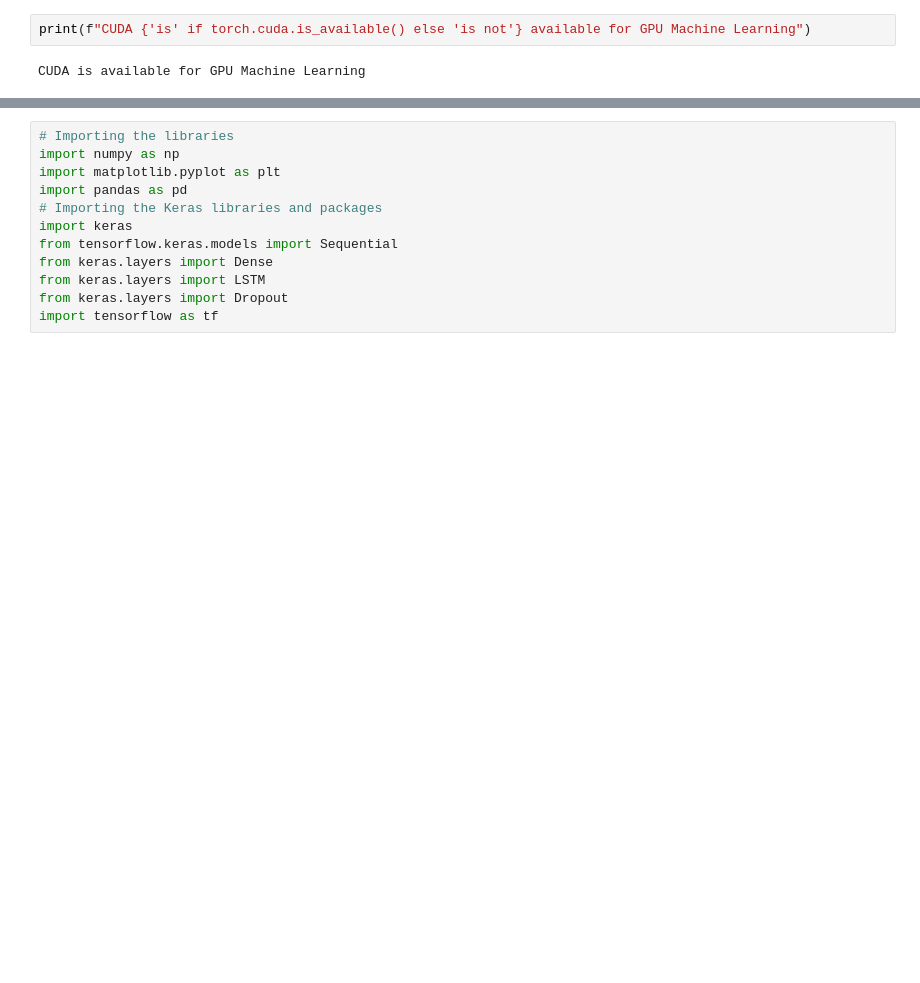
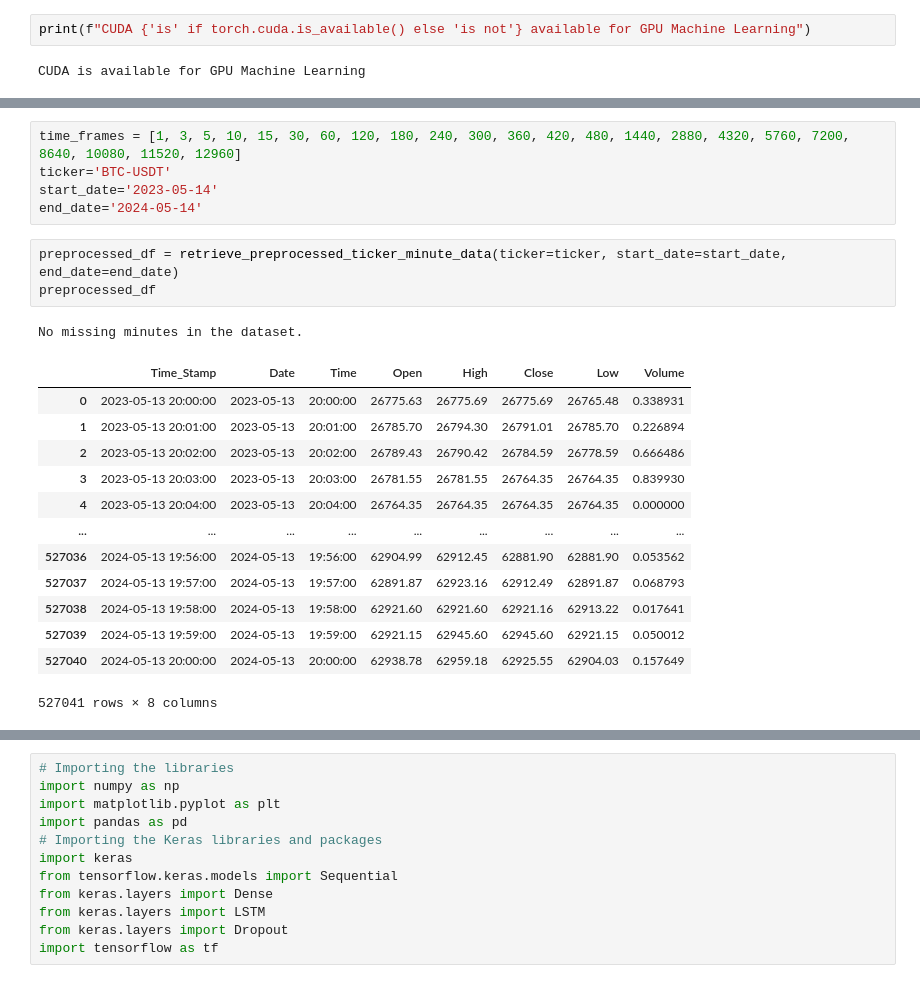
Before and after one commit to amrambouskila/Binance-Trading-Bot, a Jupyter notebook: cryptoFeed.ipynb, the cells around one changed output, grey strips where cells are left out. Drawn from its saved outputs; the diff is of its cells as text; blank space fills up the shorter version.

```diff
--- a/cryptoFeed.ipynb
+++ b/cryptoFeed.ipynb
@@ -175,0 +301,23 @@ create_candlestick_chart(historic_btc)
+# %%
+time_frames = [1, 3, 5, 10, 15, 30, 60, 120, 180, 240, 300, 360, 420, 480, 1440, 2880, 4320, 5760, 7200, 8640, 10080, 11520, 12960]
+ticker='BTC-USDT'
+start_date='2023-05-14'
+end_date='2024-05-14'
+# %%
+preprocessed_df = retrieve_preprocessed_ticker_minute_data(ticker=ticker, start_date=start_date, end_date=end_date)
+preprocessed_df
+# %% [output]
+No missing minutes in the dataset.
+|  | Time_Stamp | Date | Time | Open | High | Close | Low | Volume |
+| 0 | 2023-05-13 20:00:00 | 2023-05-13 | 20:00:00 | 26775.63 | 26775.69 | 26775.69 | 26765.48 | 0.338931 |
+| 1 | 2023-05-13 20:01:00 | 2023-05-13 | 20:01:00 | 26785.70 | 26794.30 | 26791.01 | 26785.70 | 0.226894 |
+| 2 | 2023-05-13 20:02:00 | 2023-05-13 | 20:02:00 | 26789.43 | 26790.42 | 26784.59 | 26778.59 | 0.666486 |
+| 3 | 2023-05-13 20:03:00 | 2023-05-13 | 20:03:00 | 26781.55 | 26781.55 | 26764.35 | 26764.35 | 0.839930 |
+| 4 | 2023-05-13 20:04:00 | 2023-05-13 | 20:04:00 | 26764.35 | 26764.35 | 26764.35 | 26764.35 | 0.000000 |
+| ... | ... | ... | ... | ... | ... | ... | ... | ... |
+| 527036 | 2024-05-13 19:56:00 | 2024-05-13 | 19:56:00 | 62904.99 | 62912.45 | 62881.90 | 62881.90 | 0.053562 |
+| 527037 | 2024-05-13 19:57:00 | 2024-05-13 | 19:57:00 | 62891.87 | 62923.16 | 62912.49 | 62891.87 | 0.068793 |
+| 527038 | 2024-05-13 19:58:00 | 2024-05-13 | 19:58:00 | 62921.60 | 62921.60 | 62921.16 | 62913.22 | 0.017641 |
+| 527039 | 2024-05-13 19:59:00 | 2024-05-13 | 19:59:00 | 62921.15 | 62945.60 | 62945.60 | 62921.15 | 0.050012 |
+| 527040 | 2024-05-13 20:00:00 | 2024-05-13 | 20:00:00 | 62938.78 | 62959.18 | 62925.55 | 62904.03 | 0.157649 |
+527041 rows × 8 columns
```
Also changed, not shown: parts of 13 cells of this notebook, 1 other file.
